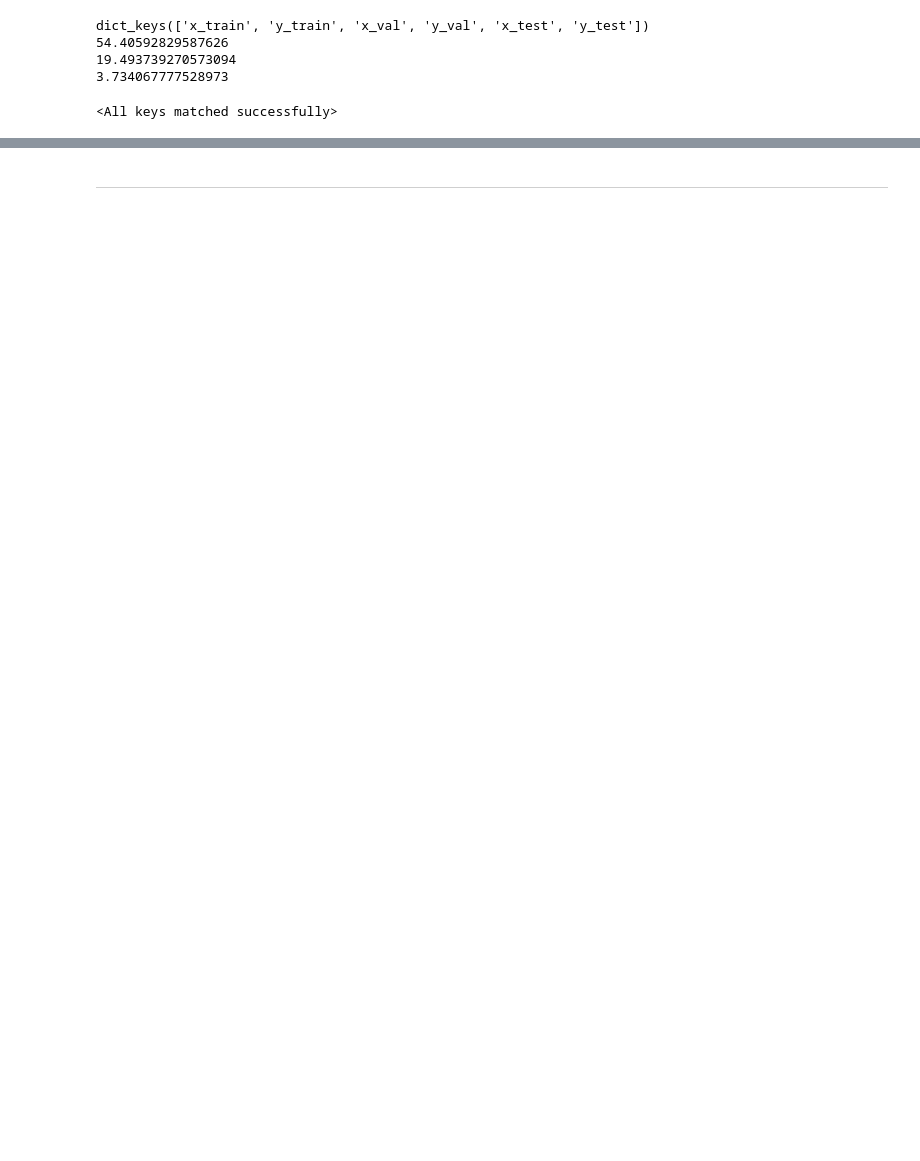
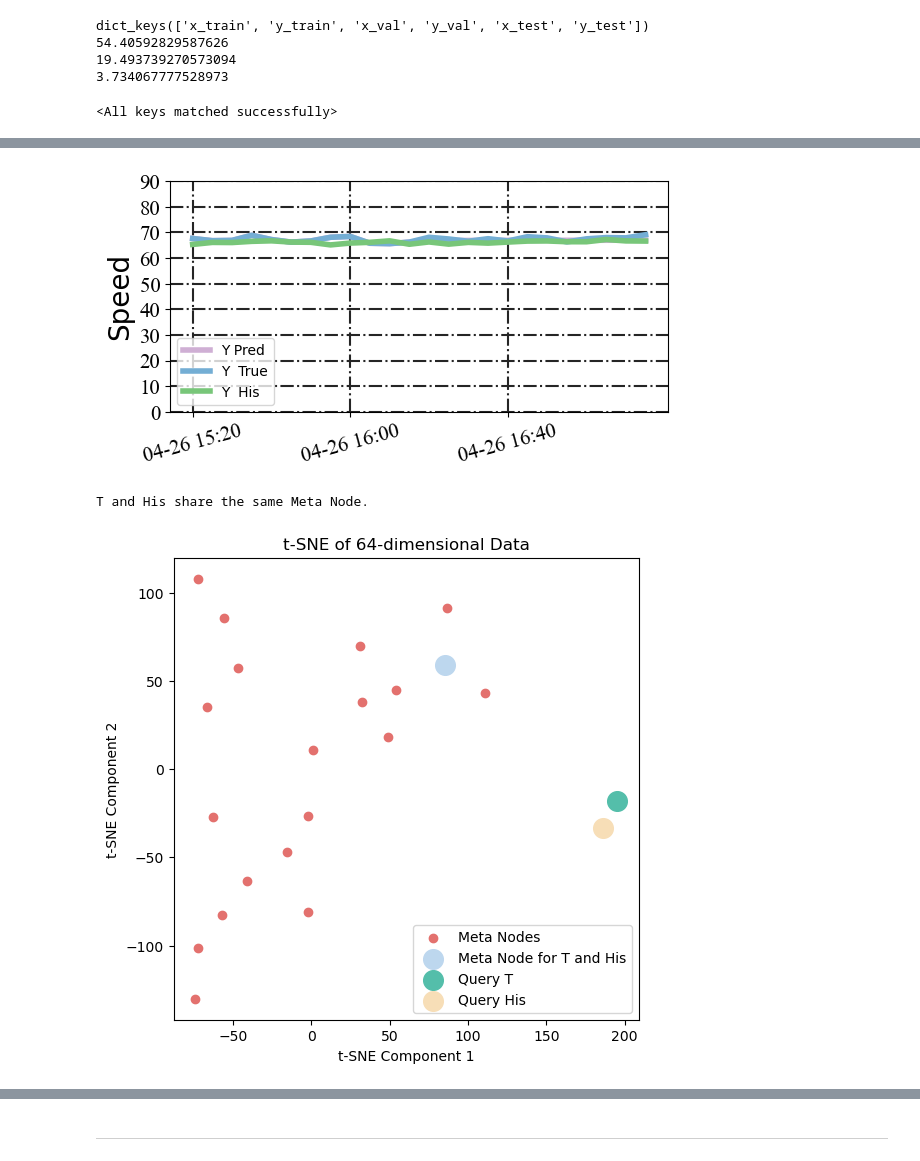
Before and after one commit to deepkashiwa20/CL-Traff, a Jupyter notebook: draw_case_LA.ipynb, the cells around one changed output, grey strips where cells are left out. Drawn from its saved outputs; the diff is of its cells as text; code cells hidden in the pictures; blank space fills up the shorter version.

```diff
--- a/draw_case_LA.ipynb
+++ b/draw_case_LA.ipynb
@@ -289,3 +289,7 @@ T and His share the same Meta Node.
 # %%
-# draw_all(16324,78,data,model,scaler)
+draw_all(16324,78,data,model,scaler)
+# %% [output]
+[figure, added]
+T and His share the same Meta Node.
+[figure, added]
 # %%
```
Also changed, not shown: parts of 8 cells of this notebook, 6 other files.
